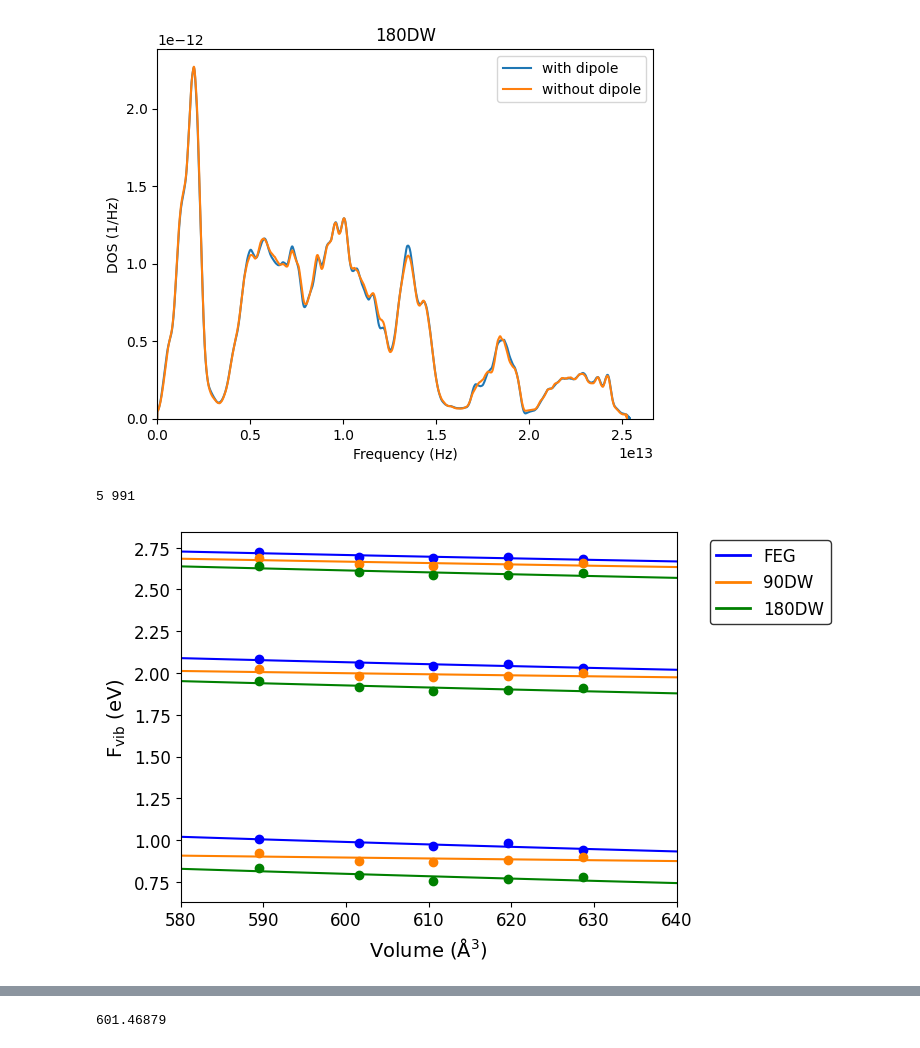
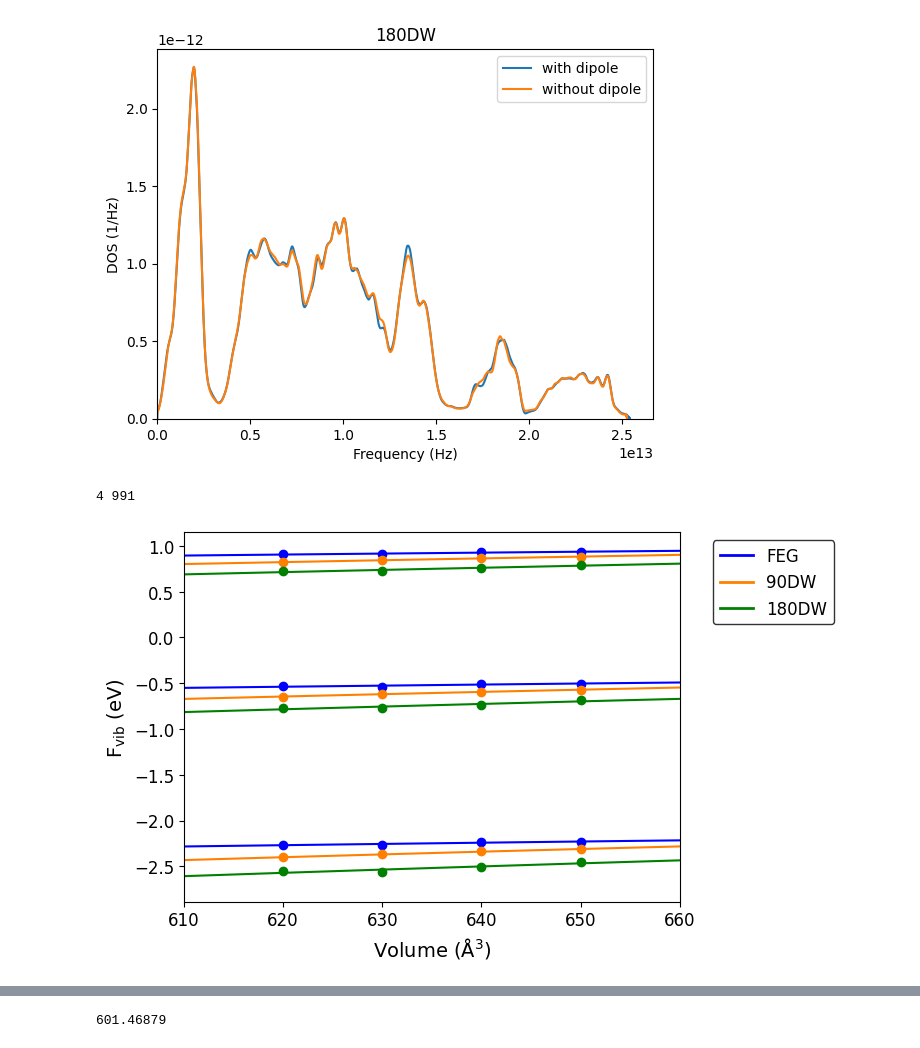
Before and after one commit to nhew1994/PyZentropy, a Jupyter notebook: plot_phonon_dos.ipynb, the cells around one changed output, grey strips where cells are left out. Saved outputs shown, nothing was run; the diff lists cells and outputs as text; code cells hidden in the pictures.

```diff
--- a/plot_phonon_dos.ipynb
+++ b/plot_phonon_dos.ipynb
@@ -64,21 +64,21 @@ plt.savefig('180DW_phonon_dos_with_and_without_dipole.png', dpi=300)
 # Plot Fvib vs. volume for fixed T
 
 # Read in data
-out1_fvib = np.loadtxt('lda_fvib/out1_fvib')
-out1_fvib_fit = np.loadtxt('lda_fvib/out1_fvib_fit')
-out1_volume_structures = np.loadtxt('lda_fvib/out1_volume_structures')
-out1_volume_structures_fit = np.loadtxt('lda_fvib/out1_volume_structures_fit')
-out2_fvib = np.loadtxt('lda_fvib/out2_fvib')
-out2_fvib_fit = np.loadtxt('lda_fvib/out2_fvib_fit')
-out2_volume_structures = np.loadtxt('lda_fvib/out2_volume_structures')
-out2_volume_structures_fit = np.loadtxt('lda_fvib/out2_volume_structures_fit')
-out3_fvib = np.loadtxt('lda_fvib/out3_fvib')
-out3_fvib_fit = np.loadtxt('lda_fvib/out3_fvib_fit')
-out3_volume_structures = np.loadtxt('lda_fvib/out3_volume_structures')
-out3_volume_structures_fit = np.loadtxt('lda_fvib/out3_volume_structures_fit')
+out1_fvib = np.loadtxt('pbesol_fvib/out1_fvib')
+out1_fvib_fit = np.loadtxt('pbesol_fvib/out1_fvib_fit')
+out1_volume_structures = np.loadtxt('pbesol_fvib/out1_volume_structures')
+out1_volume_structures_fit = np.loadtxt('pbesol_fvib/out1_volume_structures_fit')
+out2_fvib = np.loadtxt('pbesol_fvib/out2_fvib')
+out2_fvib_fit = np.loadtxt('pbesol_fvib/out2_fvib_fit')
+out2_volume_structures = np.loadtxt('pbesol_fvib/out2_volume_structures')
+out2_volume_structures_fit = np.loadtxt('pbesol_fvib/out2_volume_structures_fit')
+out3_fvib = np.loadtxt('pbesol_fvib/out3_fvib')
+out3_fvib_fit = np.loadtxt('pbesol_fvib/out3_fvib_fit')
+out3_volume_structures = np.loadtxt('pbesol_fvib/out3_volume_structures')
+out3_volume_structures_fit = np.loadtxt('pbesol_fvib/out3_volume_structures_fit')
 #Print the number of rows of fvib
 print(out1_fvib.shape[0], out1_fvib.shape[1])
-T = [90, 190, 290]
+T = [290, 390, 490]
 plt.plot(out1_volume_structures[:, T]*50, out1_fvib[:, T]*50, 'bo')
 plt.plot(out1_volume_structures_fit[:, T]*50, out1_fvib_fit[:, T]*50, 'b')
 
@@ -86,35 +86,35 @@ plt.plot(out2_volume_structures[:, T]*50, out2_fvib[:, T]*50, 'o', color=(1, 0.5
 plt.plot(out2_volume_structures_fit[:, T]*50, out2_fvib_fit[:, T]*50, '-', color=(1, 0.5, 0))
 
 plt.plot(out3_volume_structures[:, T]*50, out3_fvib[:, T]*50, 'go')
 plt.plot(out3_volume_structures_fit[:, T]*50, out3_fvib_fit[:, T]*50, 'g')
 
 plt.xlabel(r'Volume (Å$^3$)', fontsize=14)
 plt.ylabel(r'$\mathrm{F_{vib}}$ (eV)', fontsize=14)
-plt.xlim(580, 640)
+plt.xlim(610, 660)
 # Change the font size of the tick labels
 plt.xticks(fontsize=12)
 plt.yticks(fontsize=12)
 
 from matplotlib.lines import Line2D
 
 # Create custom legend handles
 custom_lines = [Line2D([0], [0], color='blue', lw=2),
                 Line2D([0], [0], color=(1, 0.5, 0), lw=2),
                 Line2D([0], [0], color='green', lw=2)]
 
 # Add the legend with your custom labels
 plt.legend(custom_lines, ['FEG', '90DW', '180DW'], fontsize=12, edgecolor='black', bbox_to_anchor=(1.05, 1), loc='upper left')
 
 # Add text labels
 #plt.text(634, -5.5, 'FEG', color='blue', fontsize=12)
 #plt.text(644, -5.5, '90DW', color=(1, 0.5, 0), fontsize=12)
 #plt.text(657, -5.5, '180DW', color='green', fontsize=12)
 
 # Save a high resolution image
 plt.savefig('Fvib_vs_volume.png', dpi=300, bbox_inches='tight')
 plt.show()
 # %% [output]
-5 991
+4 991
-[figure, old version]
+[figure, new version]
 # %%
 # Plot delta Gibbs energy for P = 0
```
Also changed, not shown: parts of 3 cells of this notebook, 22 other files.
